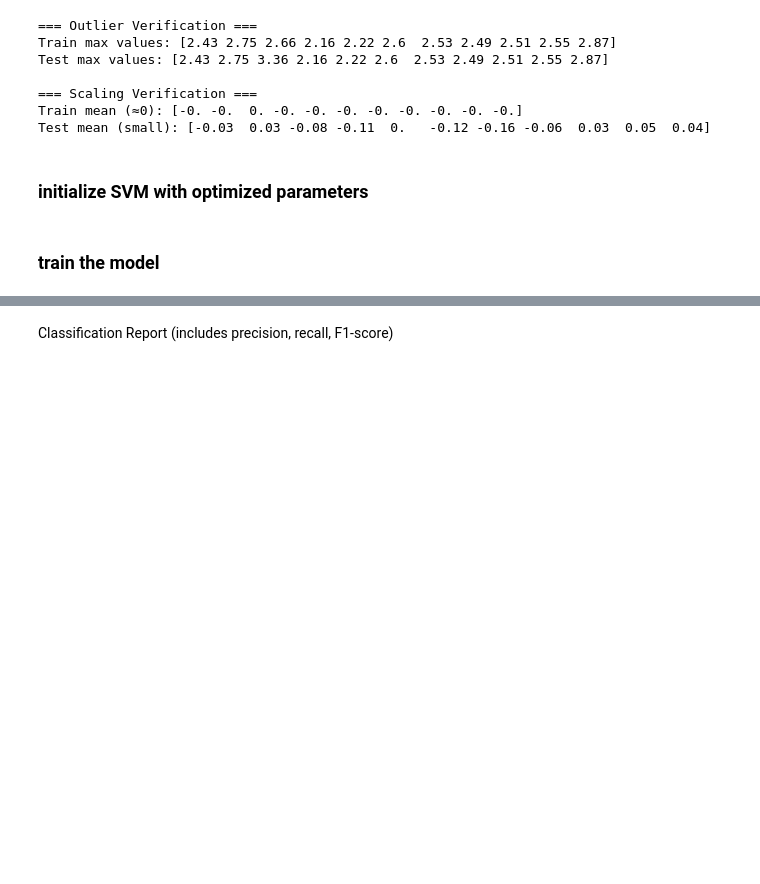
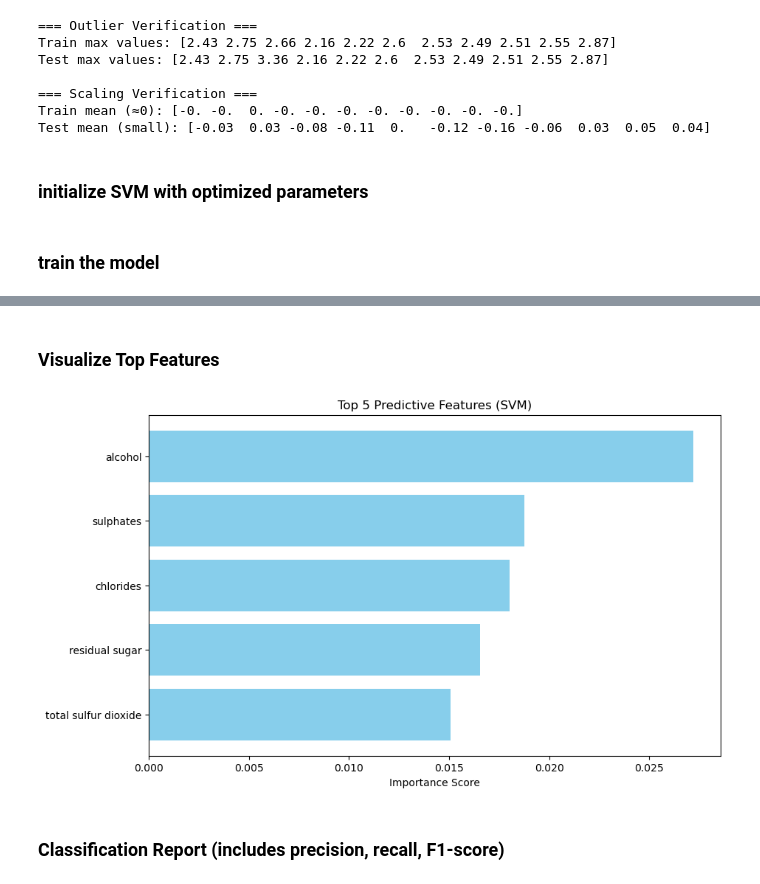
Before and after one commit to SherinDZerogithub/ML-Wine-Predicting-Model-CS1, a Jupyter notebook: wine_quality_predicting_model/notebooks/FC211038_KavindiHewawasam/svm.ipynb, the cells around one changed output, grey strips where cells are left out. Cells and saved outputs as stored; diff of their text form; code cells hidden in the pictures; blank space fills up the shorter version.

```diff
--- a/wine_quality_predicting_model/notebooks/FC211038_KavindiHewawasam/svm.ipynb
+++ b/wine_quality_predicting_model/notebooks/FC211038_KavindiHewawasam/svm.ipynb
@@ -375,6 +385,5 @@ final_model = SVC(
 # %% [markdown]
 ### train the model
 # %%
-# model.fit(X_train_res, y_train_res)  # X_train_res = SMOTE output
-final_model.fit(X_train_res, y_train_res)
+final_model.fit(X_train_scaled, y_train)
 # %% [output]
@@ -382,7 +391,7 @@ SVC(C=10, class_weight={0: 1, 1: 3}, probability=True, random_state=42)
 # %%
 # Get probability estimates (for threshold adjustment)
 calibrated_svm = CalibratedClassifierCV(final_model, cv=5)
-calibrated_svm.fit(X_train_res, y_train_res)
+calibrated_svm.fit(X_train_scaled, y_train)
 y_probs = calibrated_svm.predict_proba(X_test_scaled)[:, 1]  # P(class=1)
 
 #  Find optimal threshold (balances precision/recall)
@@ -396,0 +421,22 @@ y_pred = (y_probs >= optimal_threshold).astype(int)
+# %%
+from sklearn.inspection import permutation_importance
+import pandas as pd
+
+# Calculate permutation importance (slow but accurate)
+result = permutation_importance(
+    calibrated_svm,
+    X_test_scaled,
+    y_test,
+    n_repeats=10,
+    random_state=42,
+    n_jobs=-1
+)
+
+# Convert to DataFrame for nice display
+feature_importance = pd.DataFrame({
+    'feature': X.columns,  # Replace X.columns with your actual feature names
+    'importance': result.importances_mean
+}).sort_values('importance', ascending=False)
+
+print("Top 5 Important Features (SVM Permutation Importance):")
+print(feature_importance.head(5).to_string(index=False))
@@ -397,3 +451,19 @@ y_pred = (y_probs >= optimal_threshold).astype(int)
+# %% [markdown]
+### Visualize Top Features
+# %%
+import matplotlib.pyplot as plt
+
+# Select top 5 features
+top_features = feature_importance.head(5)
+
+plt.figure(figsize=(10, 6))
+plt.barh(top_features['feature'], top_features['importance'], color='skyblue')
+plt.xlabel('Importance Score')
+plt.title('Top 5 Predictive Features (SVM)')
+plt.gca().invert_yaxis()  # Show highest importance at top
+plt.show()
+# %% [output]
+[figure, added]
 # %% [markdown]
-Classification Report (includes precision, recall, F1-score)
+### Classification Report (includes precision, recall, F1-score)
 # %%
```
Also changed, not shown: parts of 18 cells of this notebook.
